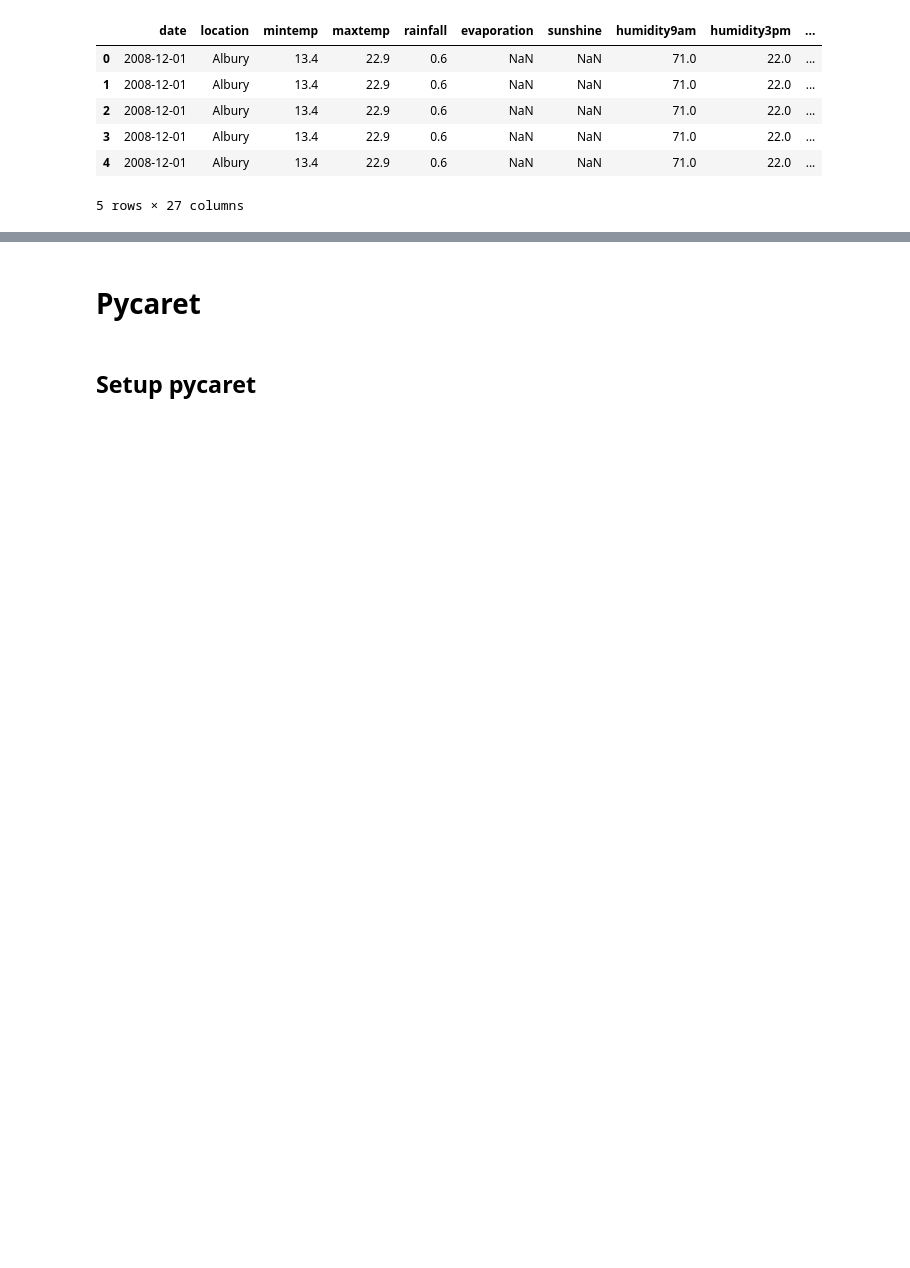
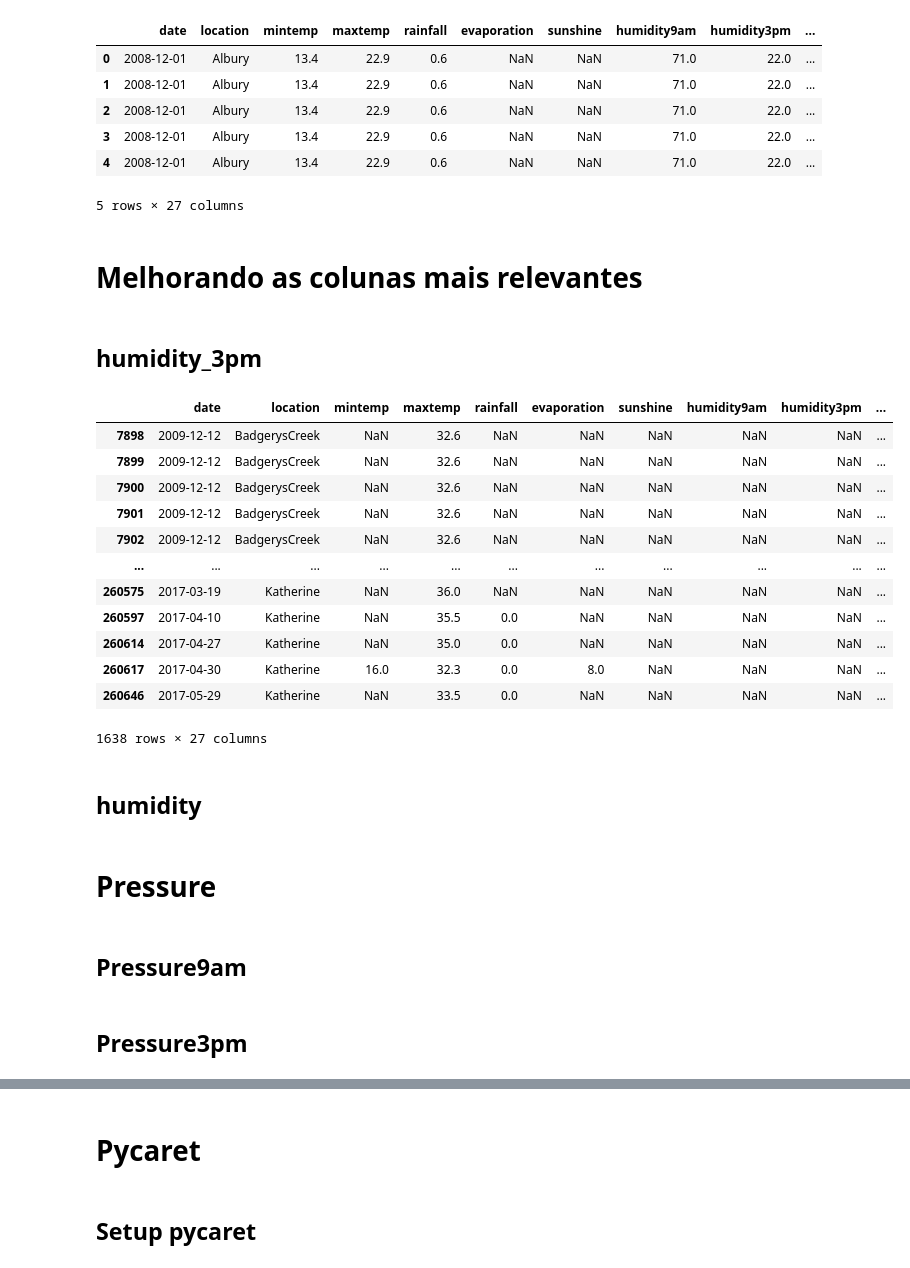
Before and after one commit to Lucascapdeville/weather_prediction, a Jupyter notebook: weather_prediction.ipynb, the cells around one changed output, grey strips where cells are left out. Drawn from its saved outputs; the diff is of its cells as text; code cells hidden in the pictures; blank space fills up the shorter version.

```diff
--- a/weather_prediction.ipynb
+++ b/weather_prediction.ipynb
@@ -57,3 +55,30 @@ wind_rain.head()
 | 3 | 2008-12-01 | Albury | 13.4 | 22.9 | 0.6 | NaN | NaN | 71.0 | 22.0 | ... |
 | 4 | 2008-12-01 | Albury | 13.4 | 22.9 | 0.6 | NaN | NaN | 71.0 | 22.0 | ... |
 5 rows × 27 columns
+# %% [markdown]
+# Melhorando as colunas mais relevantes
+# %% [markdown]
+## humidity_3pm
+# %%
+humidity9am = wind_rain[wind_rain['humidity3pm'].isna()]['humidity9am']
+wind_rain.loc[wind_rain['humidity3pm'].isna(),'humidity3pm'] = humidity9am
+humidity = wind_rain[wind_rain['humidity3pm'].isna()]['humidity']
+wind_rain.loc[wind_rain['humidity3pm'].isna(),'humidity3pm'] = humidity
+# %%
+wind_rain[wind_rain['humidity3pm'].isna()]
+# %% [output]
+|  | date | location | mintemp | maxtemp | rainfall | evaporation | sunshine | humidity9am | humidity3pm | ... |
+| 7898 | 2009-12-12 | BadgerysCreek | NaN | 32.6 | NaN | NaN | NaN | NaN | NaN | ... |
+| 7899 | 2009-12-12 | BadgerysCreek | NaN | 32.6 | NaN | NaN | NaN | NaN | NaN | ... |
+| 7900 | 2009-12-12 | BadgerysCreek | NaN | 32.6 | NaN | NaN | NaN | NaN | NaN | ... |
+| 7901 | 2009-12-12 | BadgerysCreek | NaN | 32.6 | NaN | NaN | NaN | NaN | NaN | ... |
+| 7902 | 2009-12-12 | BadgerysCreek | NaN | 32.6 | NaN | NaN | NaN | NaN | NaN | ... |
+| ... | ... | ... | ... | ... | ... | ... | ... | ... | ... | ... |
+| 260575 | 2017-03-19 | Katherine | NaN | 36.0 | NaN | NaN | NaN | NaN | NaN | ... |
+| 260597 | 2017-04-10 | Katherine | NaN | 35.5 | 0.0 | NaN | NaN | NaN | NaN | ... |
+| 260614 | 2017-04-27 | Katherine | NaN | 35.0 | 0.0 | NaN | NaN | NaN | NaN | ... |
+| 260617 | 2017-04-30 | Katherine | 16.0 | 32.3 | 0.0 | 8.0 | NaN | NaN | NaN | ... |
+| 260646 | 2017-05-29 | Katherine | NaN | 33.5 | 0.0 | NaN | NaN | NaN | NaN | ... |
+1638 rows × 27 columns
+# %% [markdown]
+## humidity
@@ -59,0 +88,4 @@ wind_rain.head()
+# %% [markdown]
+# Pressure
+# %% [markdown]
+## Pressure9am
@@ -59,0 +95,2 @@ wind_rain.head()
+# %% [markdown]
+## Pressure3pm
```
Also changed, not shown: parts of 11 cells of this notebook.
